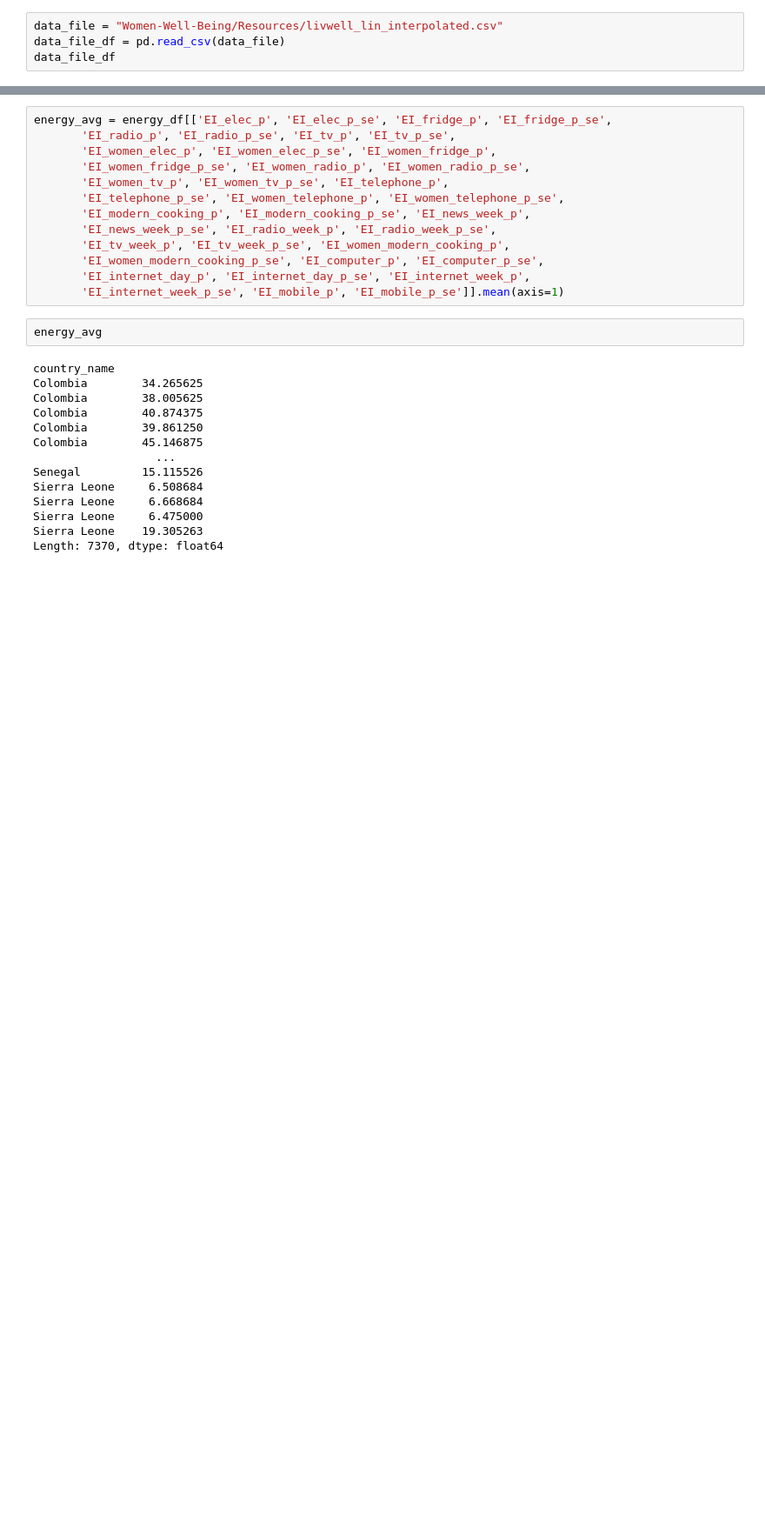
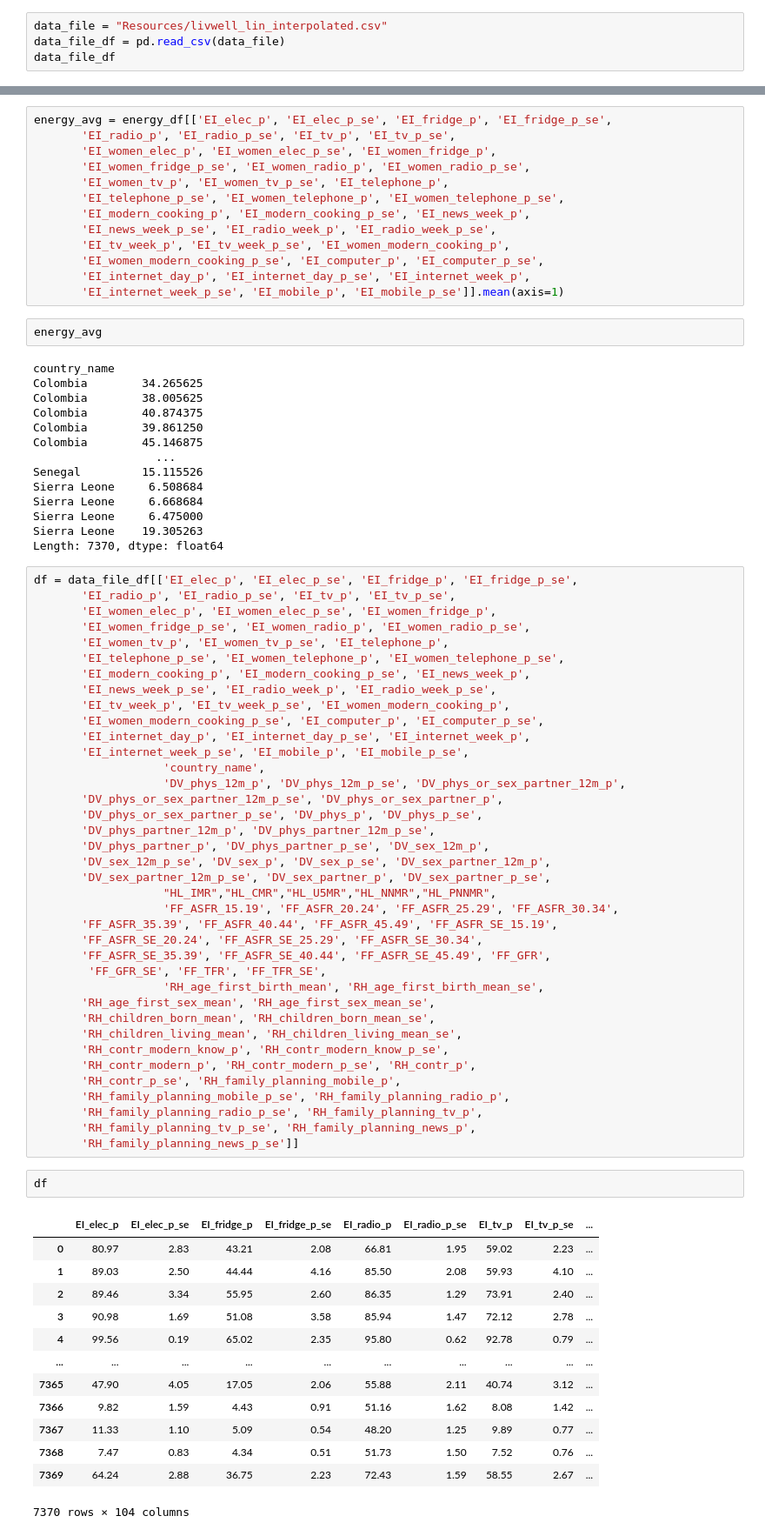
Before and after one commit to Betsy-Kalkwarf/Women-Well-Being, a Jupyter notebook: jm_code.ipynb, the cells around one changed output, grey strips where cells are left out. Shown: that part at 87% size. Drawn from its saved outputs; the diff is of its cells as text; blank space fills up the shorter version.

```diff
--- a/jm_code.ipynb
+++ b/jm_code.ipynb
@@ -1,7 +1,7 @@
 # %%
 import pandas as pd
 # %%
-data_file = "Women-Well-Being/Resources/livwell_lin_interpolated.csv"
+data_file = "Resources/livwell_lin_interpolated.csv"
 data_file_df = pd.read_csv(data_file)
 data_file_df
 # %% [output]
@@ -230,3 +230,57 @@ Sierra Leone     6.668684
 Sierra Leone     6.475000
 Sierra Leone    19.305263
 Length: 7370, dtype: float64
+# %%
+df = data_file_df[['EI_elec_p', 'EI_elec_p_se', 'EI_fridge_p', 'EI_fridge_p_se',
+       'EI_radio_p', 'EI_radio_p_se', 'EI_tv_p', 'EI_tv_p_se',
+       'EI_women_elec_p', 'EI_women_elec_p_se', 'EI_women_fridge_p',
+       'EI_women_fridge_p_se', 'EI_women_radio_p', 'EI_women_radio_p_se',
+       'EI_women_tv_p', 'EI_women_tv_p_se', 'EI_telephone_p',
+       'EI_telephone_p_se', 'EI_women_telephone_p', 'EI_women_telephone_p_se',
+       'EI_modern_cooking_p', 'EI_modern_cooking_p_se', 'EI_news_week_p',
+       'EI_news_week_p_se', 'EI_radio_week_p', 'EI_radio_week_p_se',
+       'EI_tv_week_p', 'EI_tv_week_p_se', 'EI_women_modern_cooking_p',
+       'EI_women_modern_cooking_p_se', 'EI_computer_p', 'EI_computer_p_se',
+       'EI_internet_day_p', 'EI_internet_day_p_se', 'EI_internet_week_p',
+       'EI_internet_week_p_se', 'EI_mobile_p', 'EI_mobile_p_se',
+                   'country_name',
+                   'DV_phys_12m_p', 'DV_phys_12m_p_se', 'DV_phys_or_sex_partner_12m_p',
+       'DV_phys_or_sex_partner_12m_p_se', 'DV_phys_or_sex_partner_p',
+       'DV_phys_or_sex_partner_p_se', 'DV_phys_p', 'DV_phys_p_se',
+       'DV_phys_partner_12m_p', 'DV_phys_partner_12m_p_se',
+       'DV_phys_partner_p', 'DV_phys_partner_p_se', 'DV_sex_12m_p',
+       'DV_sex_12m_p_se', 'DV_sex_p', 'DV_sex_p_se', 'DV_sex_partner_12m_p',
+       'DV_sex_partner_12m_p_se', 'DV_sex_partner_p', 'DV_sex_partner_p_se',
+                   "HL_IMR","HL_CMR","HL_U5MR","HL_NNMR","HL_PNNMR",
+                   'FF_ASFR_15.19', 'FF_ASFR_20.24', 'FF_ASFR_25.29', 'FF_ASFR_30.34',
+       'FF_ASFR_35.39', 'FF_ASFR_40.44', 'FF_ASFR_45.49', 'FF_ASFR_SE_15.19',
+       'FF_ASFR_SE_20.24', 'FF_ASFR_SE_25.29', 'FF_ASFR_SE_30.34',
+       'FF_ASFR_SE_35.39', 'FF_ASFR_SE_40.44', 'FF_ASFR_SE_45.49', 'FF_GFR',
+        'FF_GFR_SE', 'FF_TFR', 'FF_TFR_SE',
+                   'RH_age_first_birth_mean', 'RH_age_first_birth_mean_se',
+       'RH_age_first_sex_mean', 'RH_age_first_sex_mean_se',
+       'RH_children_born_mean', 'RH_children_born_mean_se',
+       'RH_children_living_mean', 'RH_children_living_mean_se',
+       'RH_contr_modern_know_p', 'RH_contr_modern_know_p_se',
+       'RH_contr_modern_p', 'RH_contr_modern_p_se', 'RH_contr_p',
+       'RH_contr_p_se', 'RH_family_planning_mobile_p',
+       'RH_family_planning_mobile_p_se', 'RH_family_planning_radio_p',
+       'RH_family_planning_radio_p_se', 'RH_family_planning_tv_p',
+       'RH_family_planning_tv_p_se', 'RH_family_planning_news_p',
+       'RH_family_planning_news_p_se']]
+# %%
+df
+# %% [output]
+|  | EI_elec_p | EI_elec_p_se | EI_fridge_p | EI_fridge_p_se | EI_radio_p | EI_radio_p_se | EI_tv_p | EI_tv_p_se | ... |
+| 0 | 80.97 | 2.83 | 43.21 | 2.08 | 66.81 | 1.95 | 59.02 | 2.23 | ... |
+| 1 | 89.03 | 2.50 | 44.44 | 4.16 | 85.50 | 2.08 | 59.93 | 4.10 | ... |
+| 2 | 89.46 | 3.34 | 55.95 | 2.60 | 86.35 | 1.29 | 73.91 | 2.40 | ... |
+| 3 | 90.98 | 1.69 | 51.08 | 3.58 | 85.94 | 1.47 | 72.12 | 2.78 | ... |
+| 4 | 99.56 | 0.19 | 65.02 | 2.35 | 95.80 | 0.62 | 92.78 | 0.79 | ... |
+| ... | ... | ... | ... | ... | ... | ... | ... | ... | ... |
+| 7365 | 47.90 | 4.05 | 17.05 | 2.06 | 55.88 | 2.11 | 40.74 | 3.12 | ... |
+| 7366 | 9.82 | 1.59 | 4.43 | 0.91 | 51.16 | 1.62 | 8.08 | 1.42 | ... |
+| 7367 | 11.33 | 1.10 | 5.09 | 0.54 | 48.20 | 1.25 | 9.89 | 0.77 | ... |
+| 7368 | 7.47 | 0.83 | 4.34 | 0.51 | 51.73 | 1.50 | 7.52 | 0.76 | ... |
+| 7369 | 64.24 | 2.88 | 36.75 | 2.23 | 72.43 | 1.59 | 58.55 | 2.67 | ... |
+7370 rows × 104 columns
```
Also changed, not shown: parts of 4 cells of this notebook.
